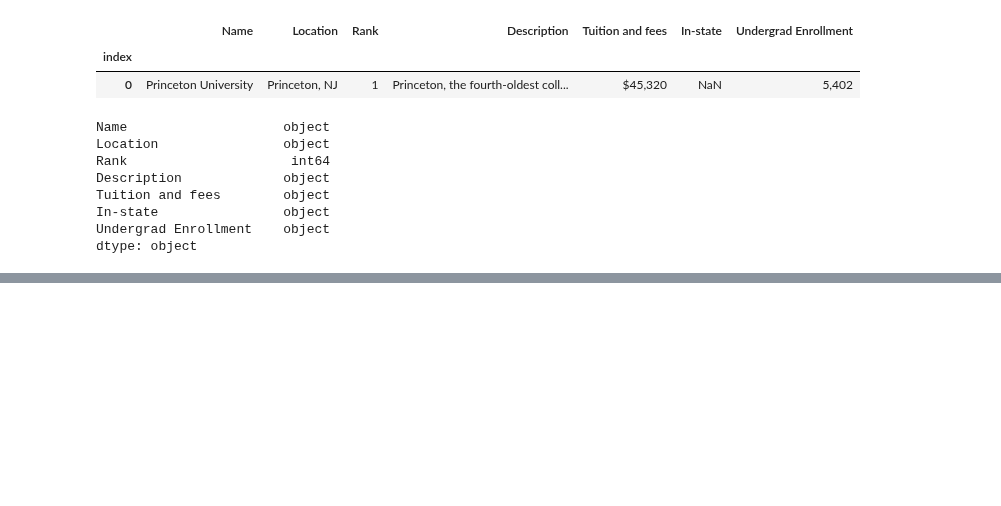
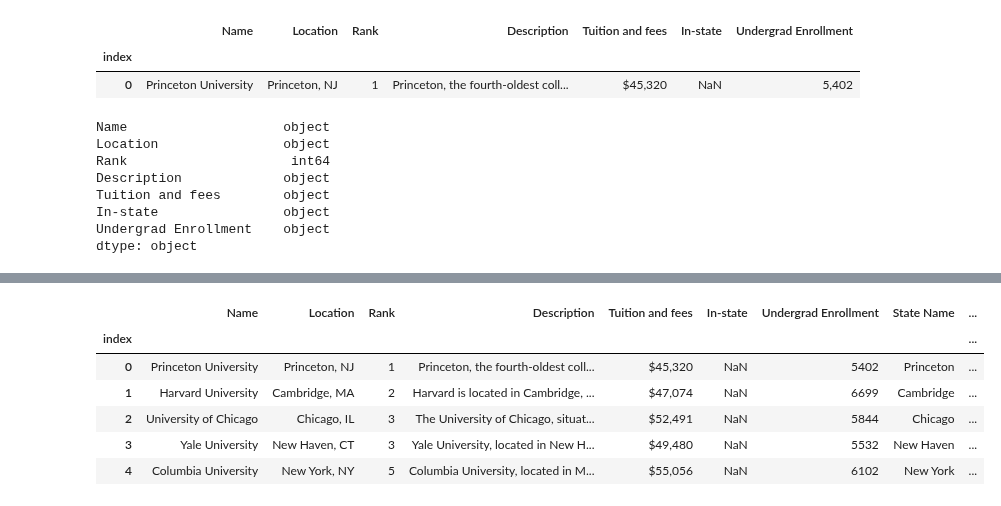
Before and after one commit to TelRich/National-University-Ranking-App, a Jupyter notebook: nur.ipynb, the cells around one changed output, grey strips where cells are left out. Cells and saved outputs as stored; diff of their text form; code cells hidden in the pictures; blank space fills up the shorter version.

Commit message:
region

```diff
--- a/nur.ipynb
+++ b/nur.ipynb
@@ -208,0 +223,12 @@ dtype: object
+# %%
+# Function to extract the state name from the given format (e.g., 'Boston, MA')
+def get_state_name(location):
+    return location.split(',')[0].strip()
+
+def get_state_code(location):
+    return location.split(',')[1].strip()
+# %%
+# Map state names to regions and create the 'region' column
+df_nur['State Name'] = df_nur['Location'].apply(get_state_name)
+
+df_nur['State Code'] = df_nur['Location'].apply(get_state_code)
@@ -208,0 +267,2 @@ dtype: object
+# %%
+pd.set_option('display.max_columns', None)
@@ -208,0 +496,10 @@ dtype: object
+# %%
+df_nur.head()
+# %% [output]
+|  | Name | Location | Rank | Description | Tuition and fees | In-state | Undergrad Enrollment | State Name | ... |
+| index |  |  |  |  |  |  |  |  | ... |
+| 0 | Princeton University | Princeton, NJ | 1 | Princeton, the fourth-oldest coll... | $45,320 | NaN | 5402 | Princeton | ... |
+| 1 | Harvard University | Cambridge, MA | 2 | Harvard is located in Cambridge, ... | $47,074 | NaN | 6699 | Cambridge | ... |
+| 2 | University of Chicago | Chicago, IL | 3 | The University of Chicago, situat... | $52,491 | NaN | 5844 | Chicago | ... |
+| 3 | Yale University | New Haven, CT | 3 | Yale University, located in New H... | $49,480 | NaN | 5532 | New Haven | ... |
+| 4 | Columbia University | New York, NY | 5 | Columbia University, located in M... | $55,056 | NaN | 6102 | New York | ... |
```
Also changed, not shown: parts of 13 cells of this notebook.
